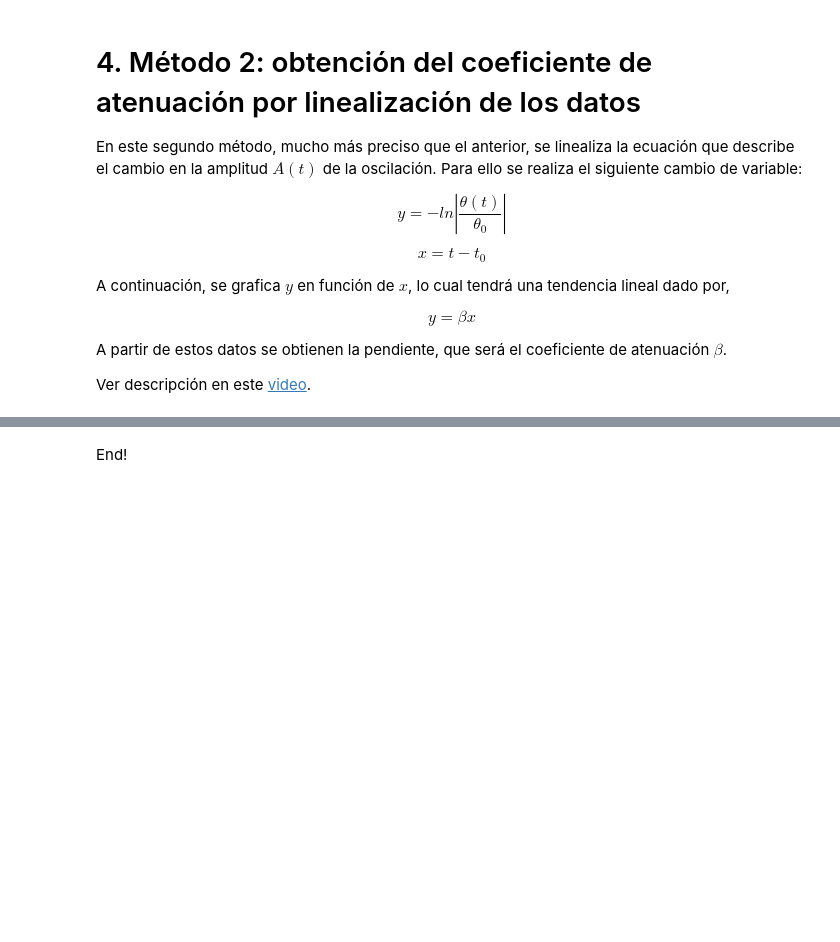
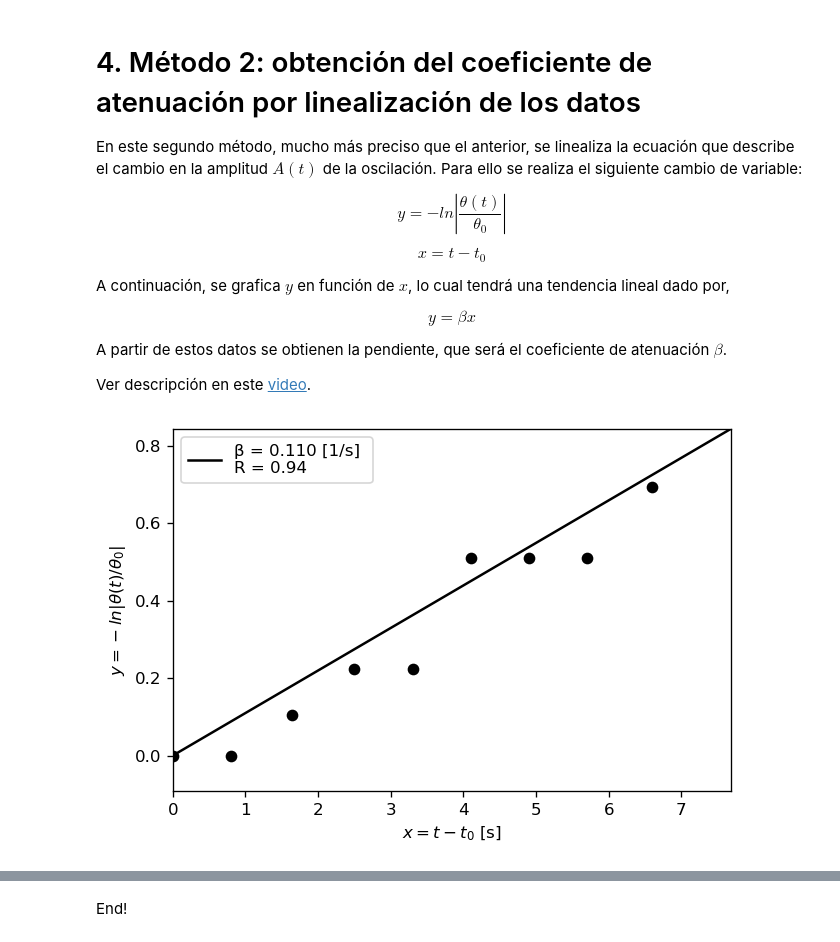
Before and after one commit to davidalejandromiranda/laboratorios-fisica, a Jupyter notebook: f3/i2_Pendulo_amortiguamiento.ipynb, the cells around one changed output, grey strips where cells are left out. Drawn from its saved outputs; the diff is of its cells as text; code cells hidden in the pictures; blank space fills up the shorter version.

```diff
--- a/f3/i2_Pendulo_amortiguamiento.ipynb
+++ b/f3/i2_Pendulo_amortiguamiento.ipynb
@@ -91,6 +93,12 @@ t0 = min(t)
 θo = max(np.abs(angle)) # Grados
 x = time - t0
 y = - np.log( np.abs(angle) / θo)
+## Filtrado de datos para dejar solo datos válidos ##
+k_finite = np.isfinite(x) & np.isfinite(y) # Encuentra los valores finitos (diferntes de NaN e Inf)
+x = x[k_finite]
+y = y[k_finite]
+t_fit = np.array(time)[k_finite] - t0
+#####################################################
 p = np.polyfit(x, y, 1)
 β = p[0] # 1/s
 p[1] = 0 # garantiza el cruce por cero
@@ -100,21 +108,26 @@ m = 1 # kg
 t = np.linspace(min(time), max(time), 1000)
 θ = θo*np.exp(-β*(t-t0))*np.cos(2*np.pi*(t - t0)/T)
 
-correlation_matrix = np.corrcoef(y, np.polyval(p, time - t0))
+correlation_matrix = np.corrcoef(y, np.polyval(p, t_fit))
 R = correlation_matrix[0, 1]**2
 # %%
 label = 'β = %0.3f [1/s] \nR = %0.2f' % (β, R)
 
 x_model2 = np.linspace(0.8*min(time), 1.1*max(time), 10) - t0
 y_model2 = np.polyval(p, x_model2)
 
 plt.figure(dpi=120)
 plt.plot(x, y, 'ok')
 plt.plot(x_model2, y_model2, 'k', label=label)
 plt.xlabel(r'$x = t - t_0$ [s]')
 _ = plt.ylabel(r'$y = - ln\left|\theta(t) / \theta_0\right| $')
 plt.legend()
-_ = plt.axis([0, max(x_model2), min(y_model2), max(y_model2)])
+try:
+    _ = plt.axis([0, max(x_model2), min(y_model2), max(y_model2)])
+except:
+    pass
+# %% [output]
+[figure, added]
 # %%
 plt.figure(dpi=120)
 plt.plot(time, angle, 'o')
```
Also changed, not shown: parts of 2 cells of this notebook.
